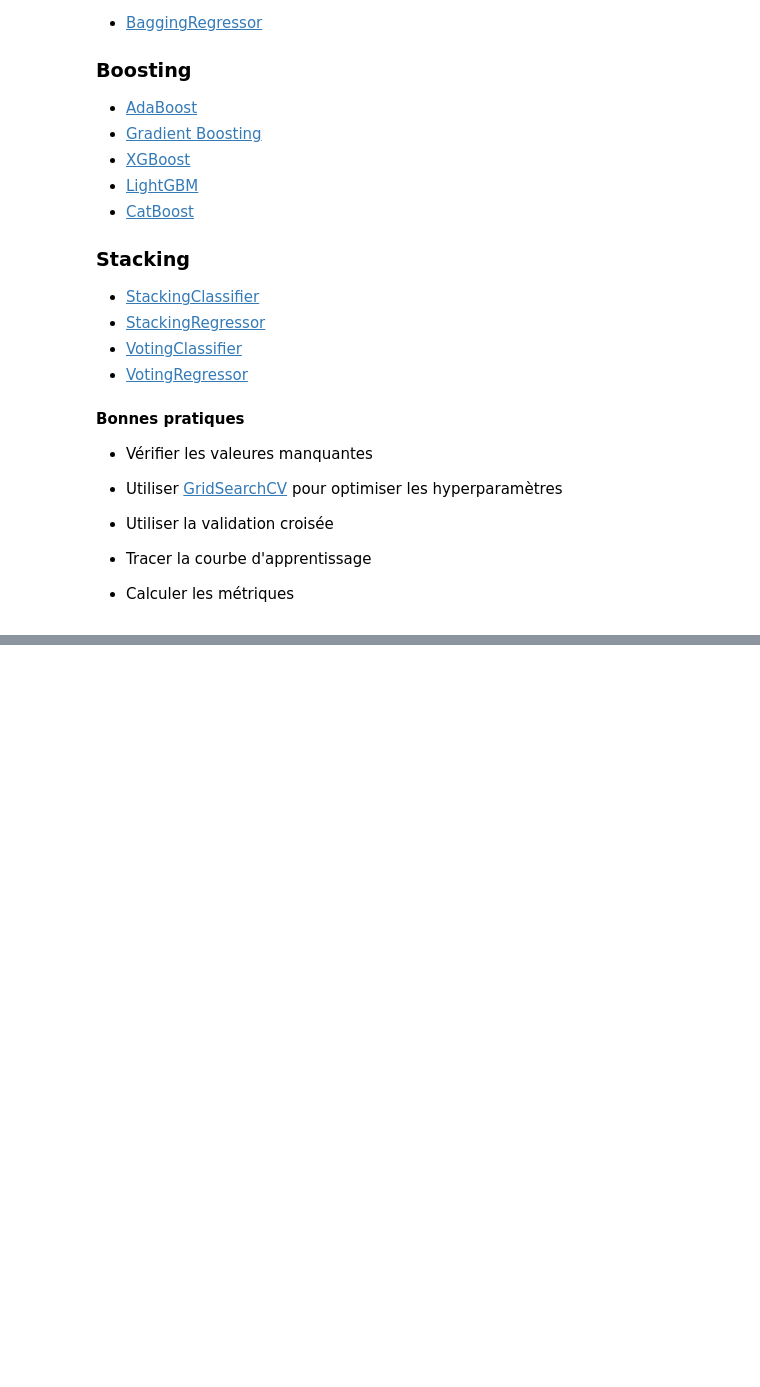
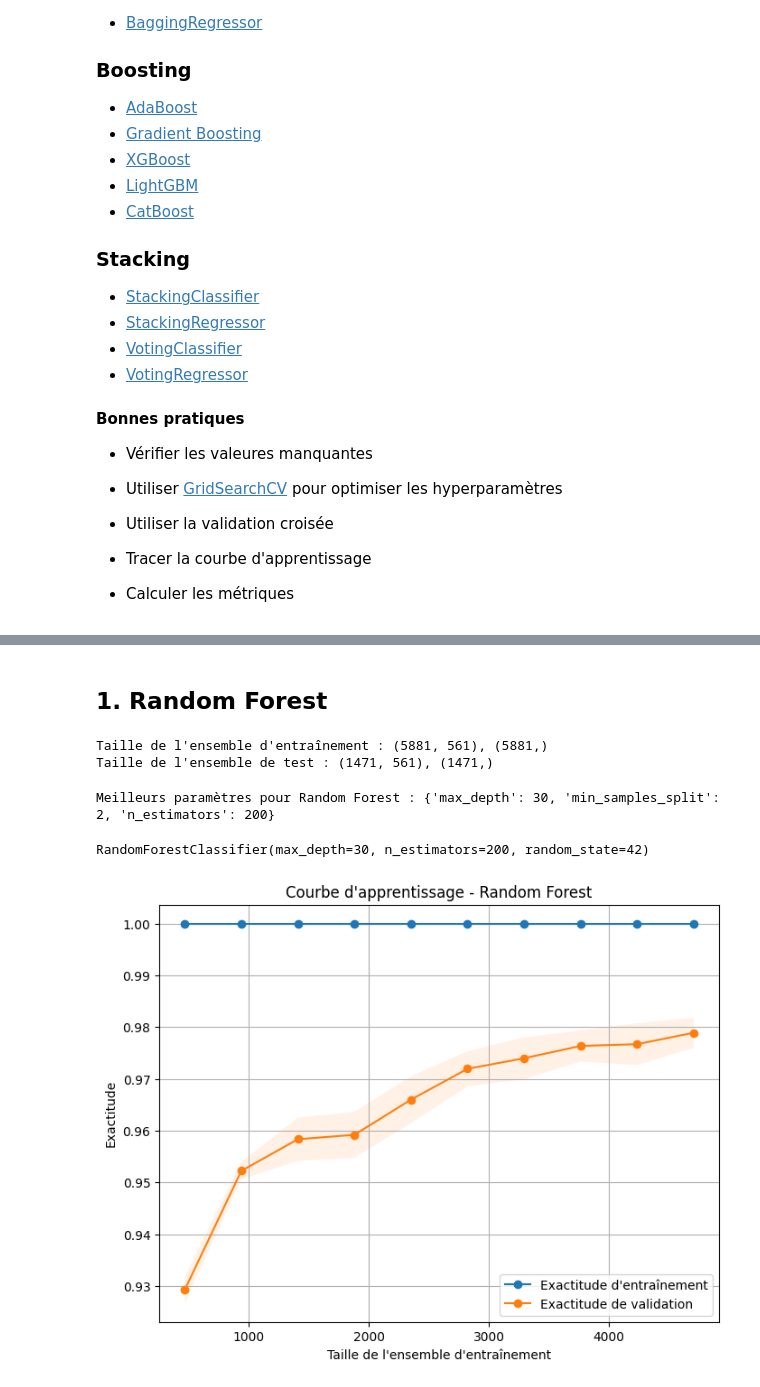
Before and after one commit to ABOY-IA/Cours_SVM_AD, a Jupyter notebook: TP-Méthodes ensemblistes.ipynb, the cells around one changed output, grey strips where cells are left out. Drawn from its saved outputs; the diff is of its cells as text; code cells hidden in the pictures; blank space fills up the shorter version.

Commit message:
bagging et boosting de plusieurs modèles

```diff
--- a/TP-Méthodes ensemblistes.ipynb
+++ b/TP-Méthodes ensemblistes.ipynb
@@ -30,0 +84,2 @@ Pour ce TP, nous allons utiliser les données déjà traitées [ici](https://www
+# %% [markdown]
+## 1. Random Forest
@@ -30,0 +95,69 @@ Pour ce TP, nous allons utiliser les données déjà traitées [ici](https://www
+# %%
+from sklearn.model_selection import train_test_split
+
+# Division en ensemble d'entraînement et de test
+X_train, X_test, y_train, y_test = train_test_split(X, y, test_size=0.2, random_state=42)
+
+# Vérification des dimensions
+print(f"Taille de l'ensemble d'entraînement : {X_train.shape}, {y_train.shape}")
+print(f"Taille de l'ensemble de test : {X_test.shape}, {y_test.shape}")
+# %% [output]
+Taille de l'ensemble d'entraînement : (5881, 561), (5881,)
+Taille de l'ensemble de test : (1471, 561), (1471,)
+# %%
+from sklearn.ensemble import RandomForestClassifier
+from sklearn.model_selection import GridSearchCV
+
+# Modèle Random Forest
+rf = RandomForestClassifier(random_state=42)
+
+# Paramètres pour GridSearchCV
+param_grid = {
+    "n_estimators": [50, 100, 200],
+    "max_depth": [10, 20, 30],
+    "min_samples_split": [2, 5, 10]
+}
+
+# GridSearchCV
+grid_search_rf = GridSearchCV(rf, param_grid, cv=5, scoring="accuracy", n_jobs=-1)
+grid_search_rf.fit(X_train, y_train)
+
+# Meilleurs paramètres
+print("Meilleurs paramètres pour Random Forest :", grid_search_rf.best_params_)
+# %% [output]
+Meilleurs paramètres pour Random Forest : {'max_depth': 30, 'min_samples_split': 2, 'n_estimators': 200}
+# %%
+from sklearn.model_selection import learning_curve
+import matplotlib.pyplot as plt
+import numpy as np
+
+# Meilleur modèle après optimisation
+best_rf = grid_search_rf.best_estimator_
+print(best_rf)
+
+# Courbe d'apprentissage
+train_sizes, train_scores, test_scores = learning_curve(
+    best_rf, X_train, y_train, cv=5, scoring="accuracy", train_sizes=np.linspace(0.1, 1.0, 10)
+)
+
+# Moyennes et écarts-types des scores
+train_mean = np.mean(train_scores, axis=1)
+train_std = np.std(train_scores, axis=1)
+test_mean = np.mean(test_scores, axis=1)
+test_std = np.std(test_scores, axis=1)
+
+# Tracé de la courbe d'apprentissage
+plt.figure(figsize=(8, 6))
+plt.plot(train_sizes, train_mean, label="Exactitude d'entraînement", marker="o")
+plt.fill_between(train_sizes, train_mean - train_std, train_mean + train_std, alpha=0.1)
+plt.plot(train_sizes, test_mean, label="Exactitude de validation", marker="o")
+plt.fill_between(train_sizes, test_mean - test_std, test_mean + test_std, alpha=0.1)
+plt.xlabel("Taille de l'ensemble d'entraînement")
+plt.ylabel("Exactitude")
+plt.title("Courbe d'apprentissage - Random Forest")
+plt.legend()
+plt.grid()
+plt.show()
+# %% [output]
+RandomForestClassifier(max_depth=30, n_estimators=200, random_state=42)
+[figure, added]
```
Also changed, not shown: parts of 35 cells of this notebook, 1 other file.
